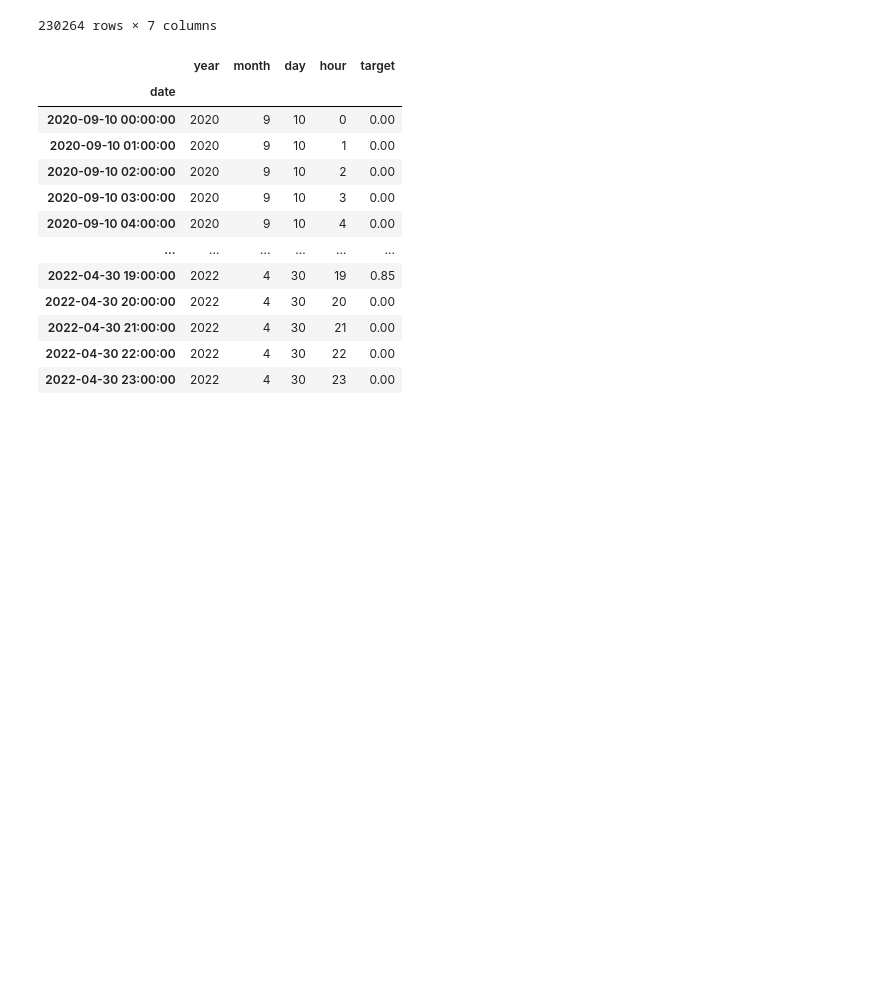
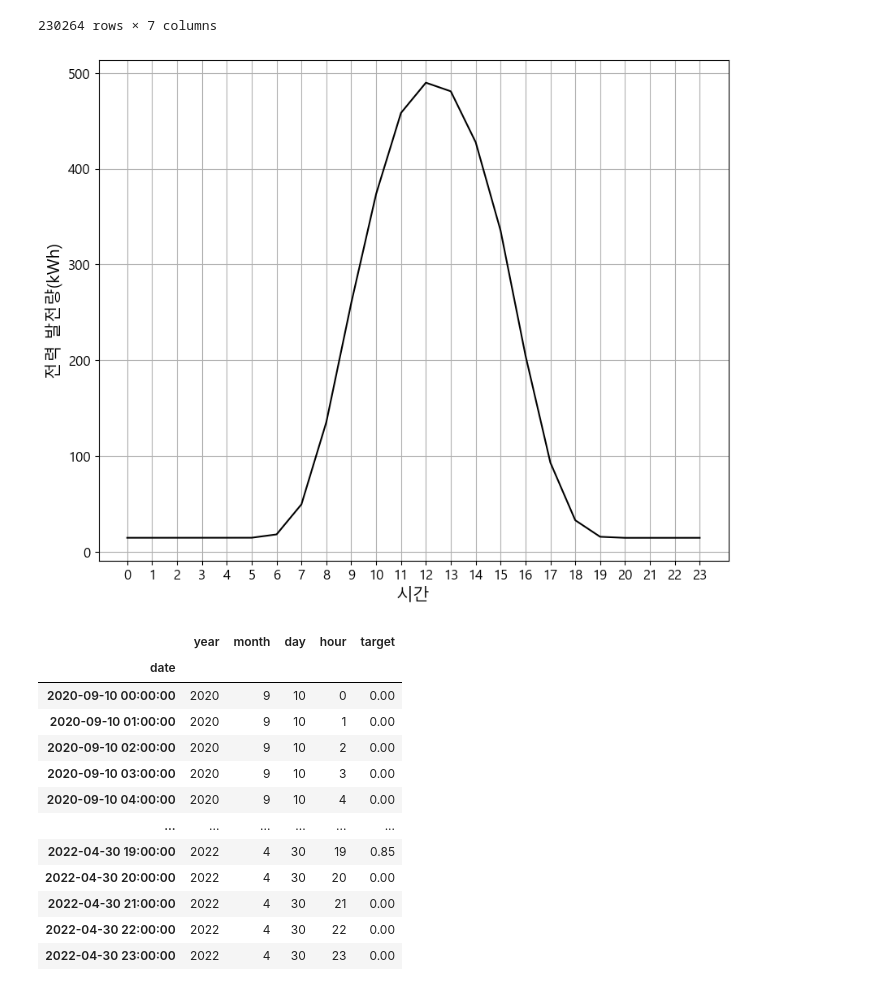
Before and after one commit to Jjineeq/Capstone_Design, a Jupyter notebook: 23_04_23.ipynb, the cells around one changed output. Cells and saved outputs as stored; diff of their text form; code cells hidden in the pictures; blank space fills up the shorter version.

```diff
--- a/23_04_23.ipynb
+++ b/23_04_23.ipynb
@@ -114,6 +119,18 @@ solar_eda[['year','month','day','hour']] = solar_eda[['year','month','day','hour
 solar_eda['date'] = (solar_eda.year + '-' + solar_eda.month + '-' + solar_eda.day + ' ' + solar_eda.hour + ':00')
 # %%
 solar_eda.date = pd.to_datetime(solar_eda.date)
+# %%
+ee = solar.groupby(['hour']).mean().target
+plt.figure(figsize=(10,8))
+plt.plot(ee, color = 'k')
+plt.grid(True)
+plt.yticks(fontsize = 12)
+plt.xticks(np.arange(0,24,1) , fontsize = 12)
+plt.xlabel('시간', fontsize = 15)
+plt.ylabel('전력 발전량(kWh)', fontsize = 15)
+plt.show()
+# %% [output]
+[figure, added]
 # %%
 solar_eda = solar_eda.set_index('date')
 # %%
```
Also changed, not shown: parts of 11 cells of this notebook, 2 other files.
